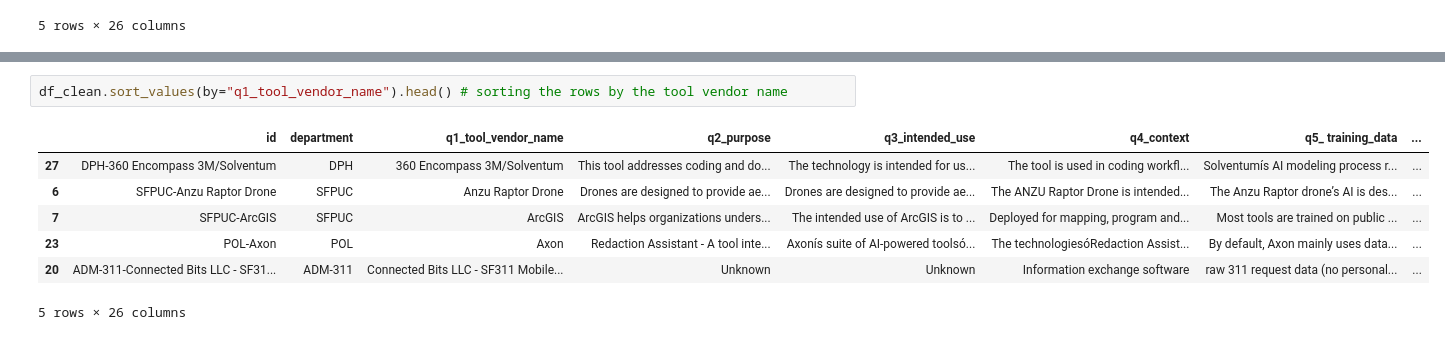
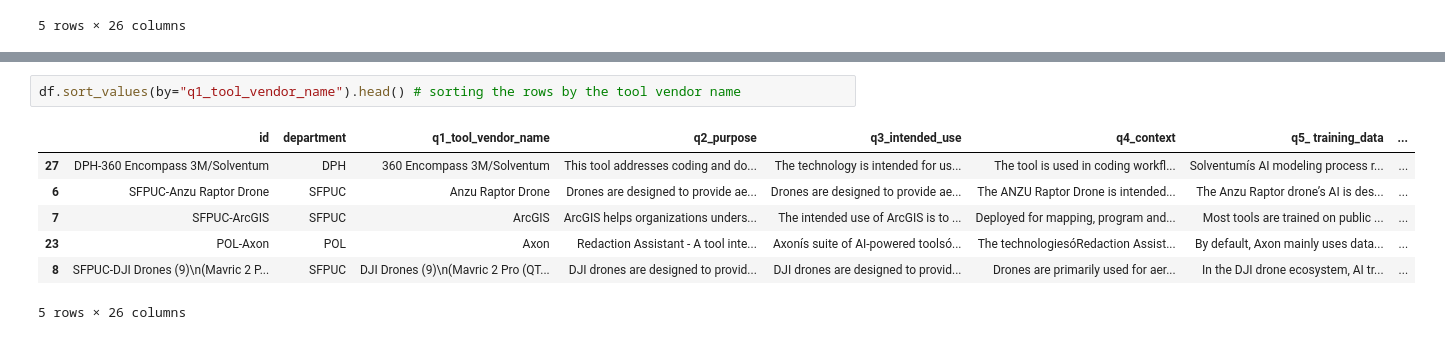
Before and after one commit to RileyTivnan12/IA-340-2, a Jupyter notebook: lab2.ipynb, the cells around one changed output, grey strips where cells are left out. Saved outputs shown, nothing was run; the diff lists cells and outputs as text.

```diff
--- a/lab2.ipynb
+++ b/lab2.ipynb
@@ -130,13 +127,13 @@ df_clean["department"].head() # I am selecting and displaying only one column
 4    DPH
 Name: department, dtype: object
 # %%
-df_clean.sort_values(by="q1_tool_vendor_name").head() # sorting the rows by the tool vendor name
+df.sort_values(by="q1_tool_vendor_name").head() # sorting the rows by the tool vendor name
 # %% [output]
 |  | id | department | q1_tool_vendor_name | q2_purpose | q3_intended_use | q4_context | q5_ training_data | ... |
 | 27 | DPH-360 Encompass 3M/Solventum | DPH | 360 Encompass 3M/Solventum | This tool addresses coding and do... | The technology is intended for us... | The tool is used in coding workfl... | Solventumís AI modeling process r... | ... |
 | 6 | SFPUC-Anzu Raptor Drone | SFPUC | Anzu Raptor Drone | Drones are designed to provide ae... | Drones are designed to provide ae... | The ANZU Raptor Drone is intended... | The Anzu Raptor drone’s AI is des... | ... |
 | 7 | SFPUC-ArcGIS | SFPUC | ArcGIS | ArcGIS helps organizations unders... | The intended use of ArcGIS is to ... | Deployed for mapping, program and... | Most tools are trained on public ... | ... |
 | 23 | POL-Axon | POL | Axon | Redaction Assistant - A tool inte... | Axonís suite of AI-powered toolsó... | The technologiesóRedaction Assist... | By default, Axon mainly uses data... | ... |
-| 20 | ADM-311-Connected Bits LLC - SF31... | ADM-311 | Connected Bits LLC - SF311 Mobile... | Unknown | Unknown | Information exchange software | raw 311 request data (no personal... | ... |
+| 8 | SFPUC-DJI Drones (9)\n(Mavric 2 P... | SFPUC | DJI Drones (9)\n(Mavric 2 Pro (QT... | DJI drones are designed to provid... | DJI drones are designed to provid... | Drones are primarily used for aer... | In the DJI drone ecosystem, AI tr... | ... |
 5 rows × 26 columns
 # %%
```
Also changed, not shown: parts of 23 cells of this notebook.
